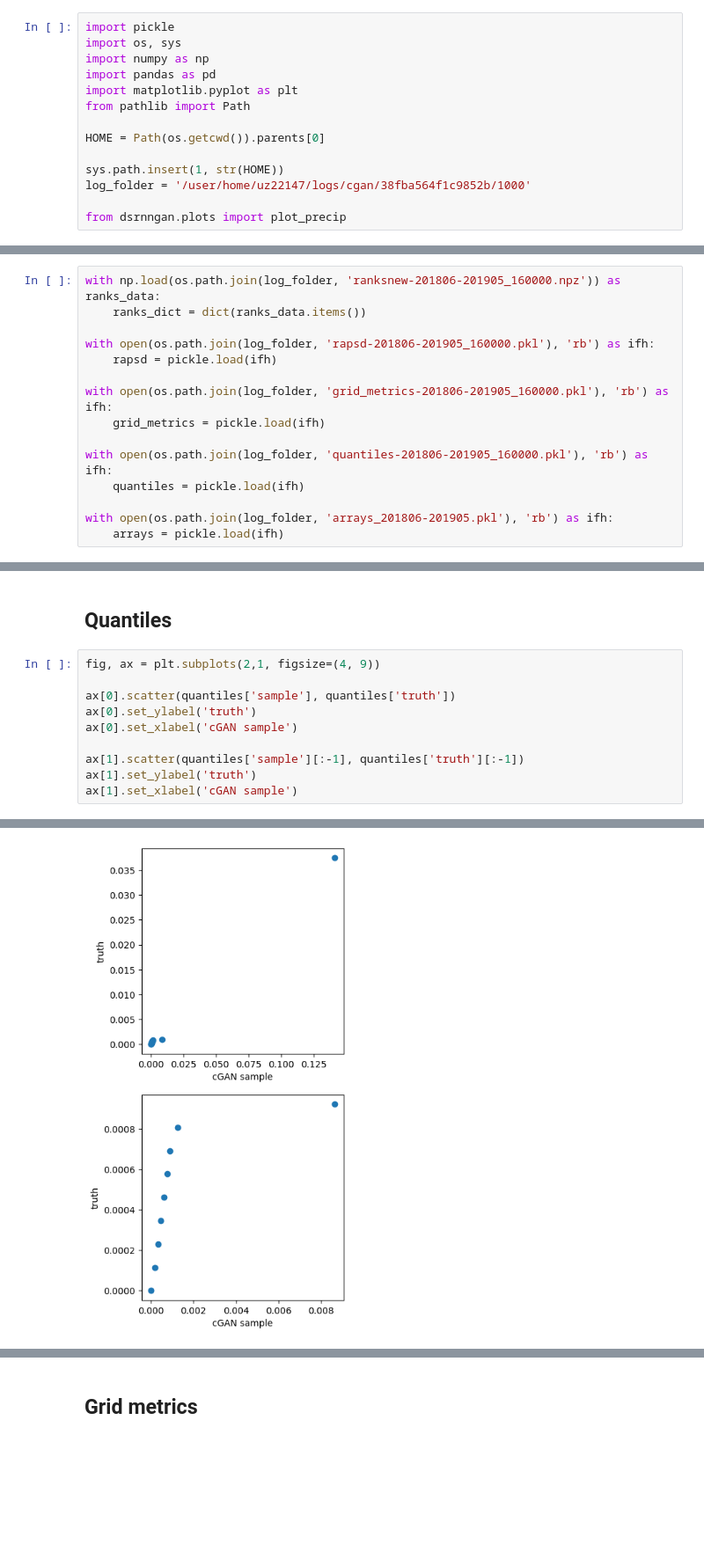
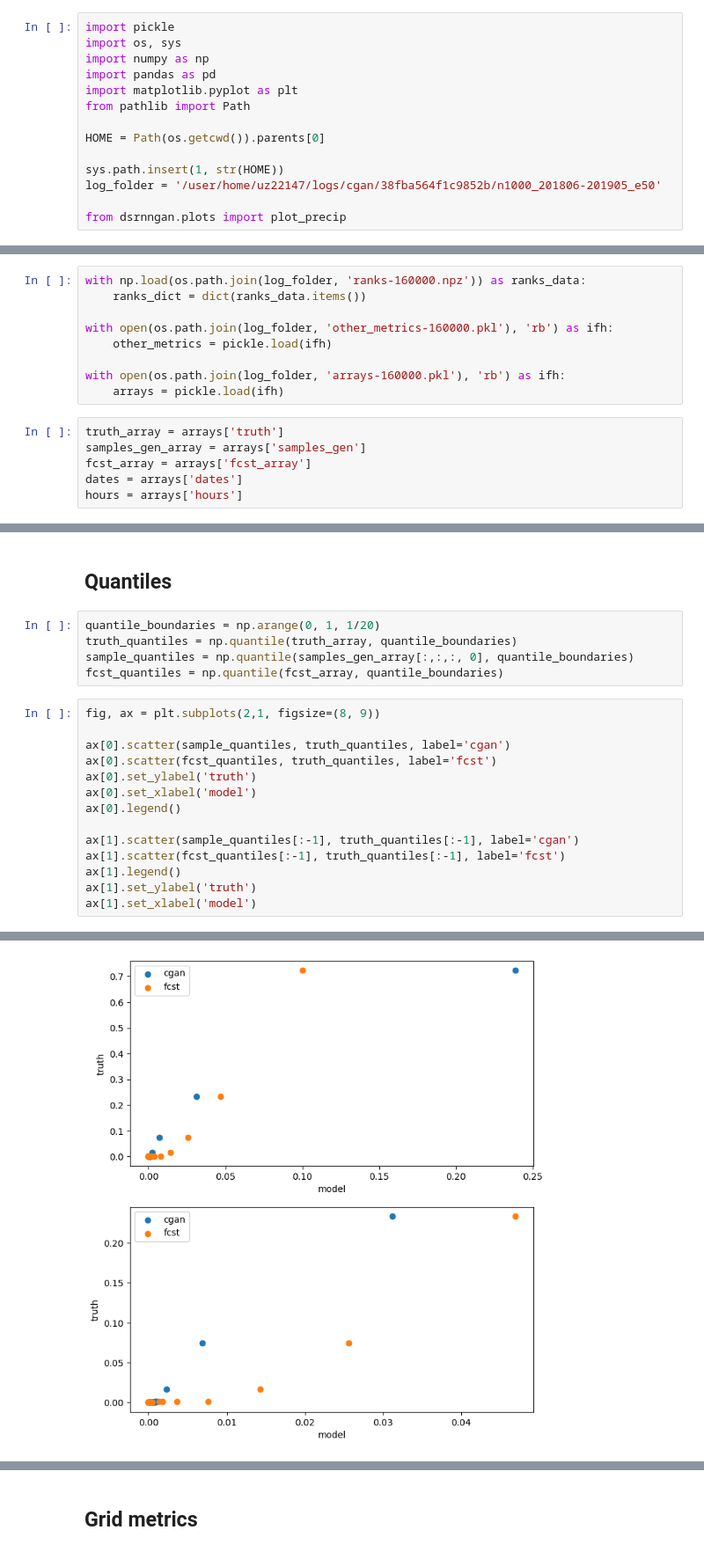
Before and after one commit to mlangguth89/downscaling-cgan, a Jupyter notebook: notebooks/plot_cgan_metrics.ipynb, the cells around one changed output, grey strips where cells are left out. Shown at 88% size. Drawn from its saved outputs; the diff is of its cells as text; blank space fills up the shorter version.

Commit message:
Fixed some bad bugs in evaluation, and rationalised filenames and folders

```diff
--- a/notebooks/plot_cgan_metrics.ipynb
+++ b/notebooks/plot_cgan_metrics.ipynb
@@ -12,7 +12,7 @@ from pathlib import Path
 HOME = Path(os.getcwd()).parents[0]
 
 sys.path.insert(1, str(HOME))
-log_folder = '/user/home/uz22147/logs/cgan/38fba564f1c9852b/1000'
+log_folder = '/user/home/uz22147/logs/cgan/38fba564f1c9852b/n1000_201806-201905_e50'
 
 from dsrnngan.plots import plot_precip
 # %%
@@ -24,15 +24,15 @@ eval_df.head()
 # %%
-with np.load(os.path.join(log_folder, 'ranksnew-201806-201905_160000.npz')) as ranks_data:
+with np.load(os.path.join(log_folder, 'ranks-160000.npz')) as ranks_data:
     ranks_dict = dict(ranks_data.items())
 
-with open(os.path.join(log_folder, 'rapsd-201806-201905_160000.pkl'), 'rb') as ifh:
-    rapsd = pickle.load(ifh)
+with open(os.path.join(log_folder, 'other_metrics-160000.pkl'), 'rb') as ifh:
+    other_metrics = pickle.load(ifh)
 
-with open(os.path.join(log_folder, 'grid_metrics-201806-201905_160000.pkl'), 'rb') as ifh:
-    grid_metrics = pickle.load(ifh)
-
-with open(os.path.join(log_folder, 'quantiles-201806-201905_160000.pkl'), 'rb') as ifh:
-    quantiles = pickle.load(ifh)
-
-with open(os.path.join(log_folder, 'arrays_201806-201905.pkl'), 'rb') as ifh:
+with open(os.path.join(log_folder, 'arrays-160000.pkl'), 'rb') as ifh:
     arrays = pickle.load(ifh)
+# %%
+truth_array = arrays['truth']
+samples_gen_array = arrays['samples_gen']
+fcst_array = arrays['fcst_array']
+dates = arrays['dates']
+hours = arrays['hours']
@@ -58,13 +161,22 @@ ax.legend()
 # %% [markdown]
 ## Quantiles
+# %%
+quantile_boundaries = np.arange(0, 1, 1/20)
+truth_quantiles = np.quantile(truth_array, quantile_boundaries)
+sample_quantiles = np.quantile(samples_gen_array[:,:,:, 0], quantile_boundaries)
+fcst_quantiles = np.quantile(fcst_array, quantile_boundaries)
 # %%
-fig, ax = plt.subplots(2,1, figsize=(4, 9))
+fig, ax = plt.subplots(2,1, figsize=(8, 9))
 
-ax[0].scatter(quantiles['sample'], quantiles['truth'])
+ax[0].scatter(sample_quantiles, truth_quantiles, label='cgan')
+ax[0].scatter(fcst_quantiles, truth_quantiles, label='fcst')
 ax[0].set_ylabel('truth')
-ax[0].set_xlabel('cGAN sample')
+ax[0].set_xlabel('model')
+ax[0].legend()
 
-ax[1].scatter(quantiles['sample'][:-1], quantiles['truth'][:-1])
+ax[1].scatter(sample_quantiles[:-1], truth_quantiles[:-1], label='cgan')
+ax[1].scatter(fcst_quantiles[:-1], truth_quantiles[:-1], label='fcst')
+ax[1].legend()
 ax[1].set_ylabel('truth')
-ax[1].set_xlabel('cGAN sample')
+ax[1].set_xlabel('model')
 # %% [output]
@@ -72 +184 @@ Text(0.5, 0, 'cGAN sample')
-[figure, old version]
+[figure, new version]
```
Also changed, not shown: parts of 24 cells of this notebook, 5 other files.
